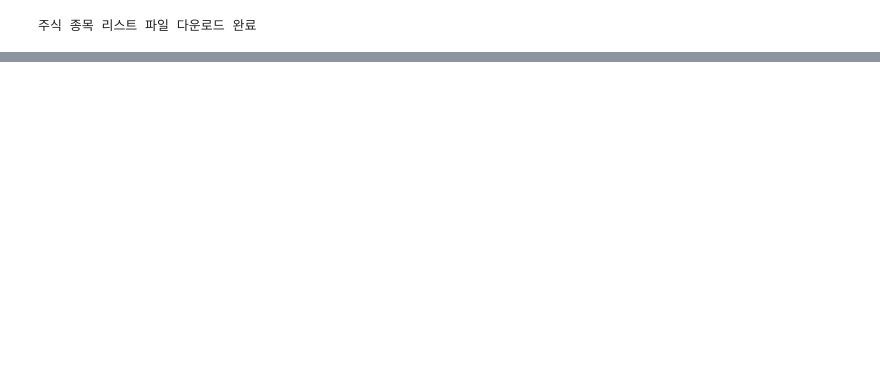
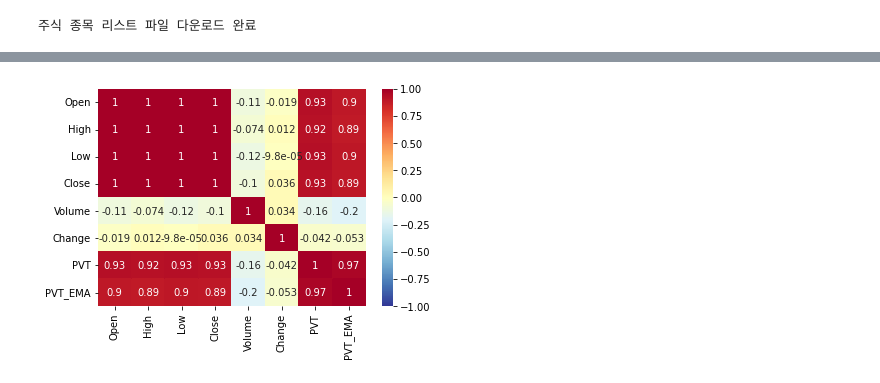
Before and after one commit to spegas/Dacon, a Jupyter notebook: make_train_data.ipynb, the cells around one changed output, grey strips where cells are left out. Cells and saved outputs as stored; diff of their text form; code cells hidden in the pictures; blank space fills up the shorter version.

```diff
--- a/make_train_data.ipynb
+++ b/make_train_data.ipynb
@@ -290,0 +604,95 @@ plt.show()
+# %%
+# https://layhope.tistory.com/495
+def make_pvt_index(pd_price, period=14):
+  pd_pvt_price = pd_price.copy()
+
+  pvt = []
+  pvt.append(0)
+
+  #Loop through the typical price
+  for i in range(1, pd_pvt_price.shape[0]):
+    pvt_value = pd_pvt_price.Close[i] - pd_pvt_price.Close[i-1]
+    pvt_value = (pvt_value / pd_pvt_price.Close[i-1]) * pd_pvt_price.Volume[i]
+    pvt_value = pvt_value + pvt[-1]
+
+    pvt.append(pvt_value)
+
+  pd_pvt = pd.DataFrame(pvt, columns=['PVT'])
+  pd_pvt['PVT_EMA'] = pd_pvt['PVT'].ewm(com=period).mean()
+
+  return pd_pvt
+# %%
+# for f_index in range(0, pd_stock_list.shape[0]):
+for f_index in range(0, 4):
+  stock_name = pd_stock_list.iloc[f_index][0]
+  stock_code = pd_stock_list.iloc[f_index][1]
+
+  print(stock_name, stock_code)
+
+  price_base_filename = 'price/' + str(stock_code) + str('_price.csv')
+  price_total_filename = 'price/' + str(stock_code) + str('_total_price.csv')
+
+  # 기존에 가격 정보와 보조지표를 계산한 파일이 있으면 skip
+  if os.path.exists(price_total_filename):
+    continue
+  else:
+    pd_fetch_info = pd_stock_gubun_info[pd_stock_gubun_info['종목코드']==stock_code]
+    # print(pd_fetch_info['업종분류'])
+
+    # 종목에 관한 주식이 아니면
+    if pd_fetch_info['업종분류'].values == 'None':
+      print(stock_code, '는 개별 종목 주가가 아님.',)
+      continue
+    else:
+      # 기본 주가 정보를 얻어옴.
+      pd_base_price = pd.read_csv(price_base_filename, header=0)
+      print(' --- pd_base_price --- ')
+      print(pd_base_price.head(3))
+      print(pd_base_price.shape)
+
+      # PVT 값을 계산하기 위한 과정 시작
+      period_of_pvt = 15
+
+      pd_temp_base_price = pd_base_price.loc[period_of_pvt:,]
+      pd_temp_base_price = pd_temp_base_price.reset_index(drop=True)
+      print(' --- pd_temp_base_price --- ')
+      print(pd_temp_base_price.head(3))
+      print(pd_temp_base_price.shape)
+
+      pd_stock_pvt = make_pvt_index(pd_base_price, period_of_pvt)
+      print(pd_base_price.shape[0], len(pd_stock_pvt))
+      #print(pd_stock_pvt)
+
+      pd_append_pvt = pd.concat([pd_temp_base_price, pd_stock_pvt], axis=1)
+
+      print(' --- pd_append_pvt --- ')
+      print(pd_append_pvt.head(3))
+
+      pvt_corr = pd_append_pvt.corr()
+      print(' --- pd_append_pvt.corr() --- ')
+      print(pvt_corr)
+      sns.heatmap(pvt_corr,
+               annot = True,      # 실제 값 화면에 나타내기
+               cmap = 'RdYlBu_r',  # Red, Yellow, Blue 색상으로 표시
+               vmin = -1, vmax = 1, #컬러차트 -1 ~ 1 범위로 표시
+              )
+      plt.show()
+
+      plt.figure(figsize=(12.2,4.5)) #width = 12.2in, height = 4.5
+      plt.plot(pd_append_pvt['PVT'],  label='PVT')
+      plt.plot(pd_append_pvt['PVT_EMA'],  label='PVT_EMA')
+
+      min_price = pd_append_pvt['Close'].min()
+      max_price = pd_append_pvt['Close'].max()
+
+      scale_price = (pd_append_pvt['Close'] - min_price) / (max_price - min_price)
+      scale_price = scale_price * pd_append_pvt['PVT'].max()
+
+      plt.plot(scale_price, label='Price')
+
+      plt.title('PVT')
+      plt.ylabel('PVT Values',fontsize=18)
+      plt.legend(loc='upper left')
+
+      plt.show()
+# %% [output]
@@ -290,0 +716 @@ plt.show()
+[figure, added]
```
Also changed, not shown: parts of 46 cells of this notebook.
